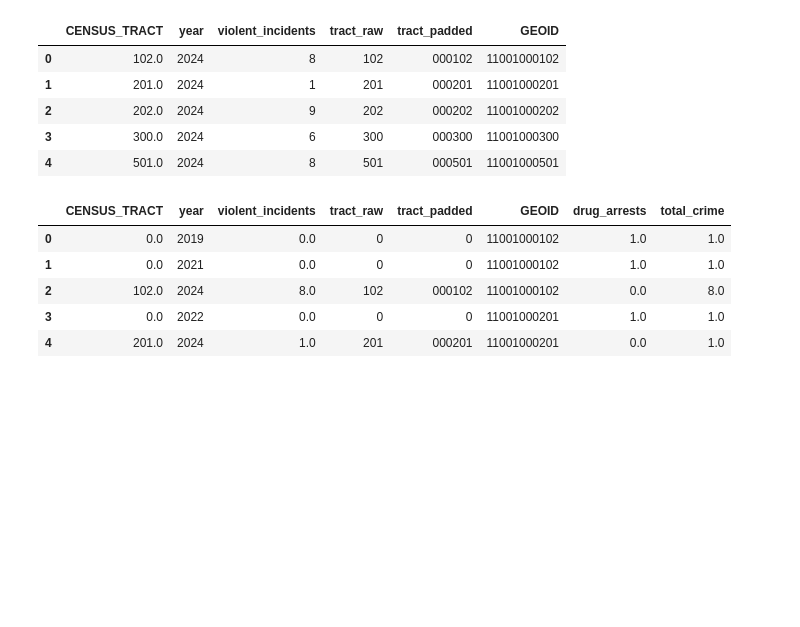
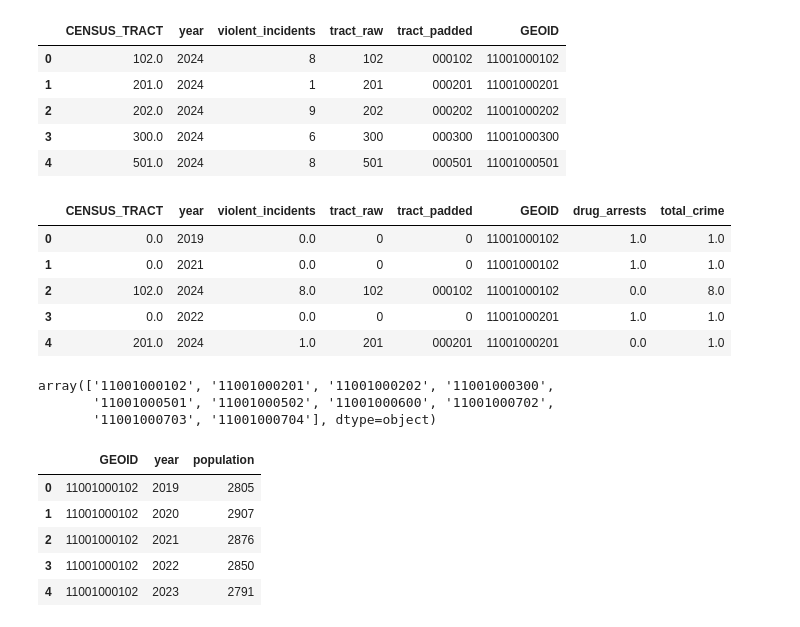
Before and after one commit to woodskevinj/urbanshift-dc-api, a Jupyter notebook: notebooks/01_data_prep.ipynb, the cells around one changed output. Cells and saved outputs as stored; diff of their text form; code cells hidden in the pictures; blank space fills up the shorter version.

Commit message:
added code for synthetic data to notebook

```diff
--- a/notebooks/01_data_prep.ipynb
+++ b/notebooks/01_data_prep.ipynb
@@ -321,0 +363,7 @@ crime_full.head()
+# %%
+tracts = crime_full["GEOID"].unique()
+tracts[:10]
+# %% [output]
+array(['11001000102', '11001000201', '11001000202', '11001000300',
+       '11001000501', '11001000502', '11001000600', '11001000702',
+       '11001000703', '11001000704'], dtype=object)
@@ -321,0 +373,36 @@ crime_full.head()
+# %%
+# Years we want population for
+years = [2019, 2020, 2021, 2022, 2023, 2024]
+# %%
+# Get unique tracts from your dataset
+tracts = crime_full["GEOID"].unique()
+# %%
+rows = []
+
+# make results reproducible
+np.random.seed(42)
+# %%
+for geoid in tracts:
+    # base population for that tract (anywhere between 2,000 and 7, 000)
+    base_pop = np.random.randint(2000, 7000)
+
+    for yr in years:
+        # small annual drift: -3% to +3%
+        drift = np.random.uniform(-0.03, 0.03)
+        pop = int(base_pop * (1 + drift))
+
+        rows.append({
+            "GEOID": geoid,
+            "year": yr,
+            "population": pop
+        })
+
+population_df = pd.DataFrame(rows)
+population_df.head()
+# %% [output]
+|  | GEOID | year | population |
+| 0 | 11001000102 | 2019 | 2805 |
+| 1 | 11001000102 | 2020 | 2907 |
+| 2 | 11001000102 | 2021 | 2876 |
+| 3 | 11001000102 | 2022 | 2850 |
+| 4 | 11001000102 | 2023 | 2791 |
```
Also changed, not shown: parts of 8 cells of this notebook, 1 other file.
